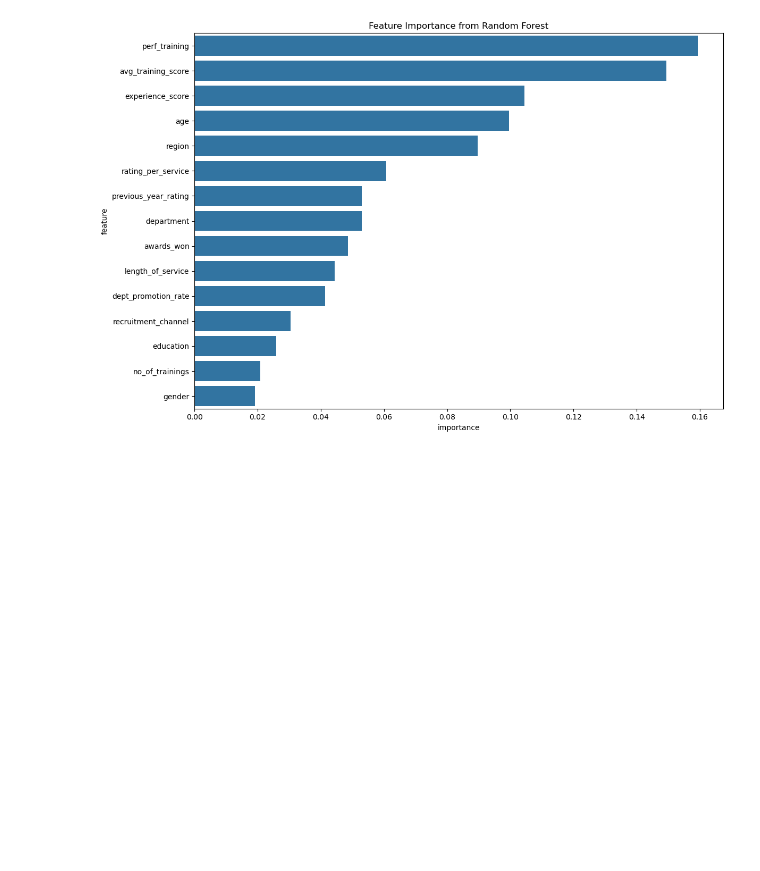
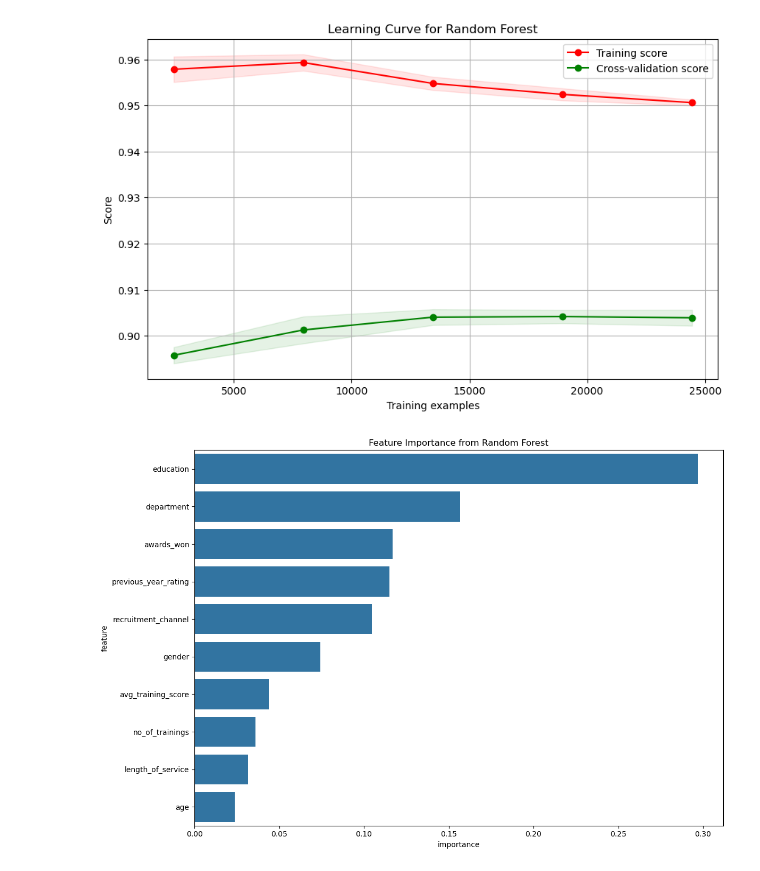
Before and after one commit to dfar1a/IA-project, a Jupyter notebook: project2/Untitled0.ipynb, the cells around one changed output. Cells and saved outputs as stored; diff of their text form; code cells hidden in the pictures; blank space fills up the shorter version.

```diff
--- a/project2/Untitled0.ipynb
+++ b/project2/Untitled0.ipynb
@@ -2,0 +113,2 @@
+# %%
+df["previous_year_rating"] = df["previous_year_rating"].fillna(0)
@@ -531,21 +883,32 @@ plot_roc_curves(models_fitted, X_regular_test, y_regular_test)
 # %%
 # For Random Forest
 rf_model = models["Random Forest"]
-rf_model.fit(X_regular_train, y_regular_train)
+rf_model.fit(x_train, y_train)
+
+plot_learning_curve(
+    rf_model,
+    f"Learning Curve for Random Forest",
+    x_train,
+    y_train,
+    cv=5,
+    n_jobs=-1,
+)
+plt.show()
 
 # Get feature importance
-feature_names = df_with_outliers.drop(
-    ["is_promoted", "is_outlier", "outlier_score"], axis=1
+feature_names = df.drop(
+    ["is_promoted", "region"], axis=1
 ).columns
 feature_importances = pd.DataFrame(
     {"feature": feature_names, "importance": rf_model.feature_importances_}
 ).sort_values("importance", ascending=False)
 
 # Plot feature importance
 plt.figure(figsize=(12, 8))
 sns.barplot(x="importance", y="feature", data=feature_importances)
 plt.title("Feature Importance from Random Forest")
 plt.tight_layout()
 plt.show()
 # %% [output]
-[figure, old version]
+[figure, new version]
+[figure, added]
```
Also changed, not shown: parts of 25 cells of this notebook, 1 other file.
